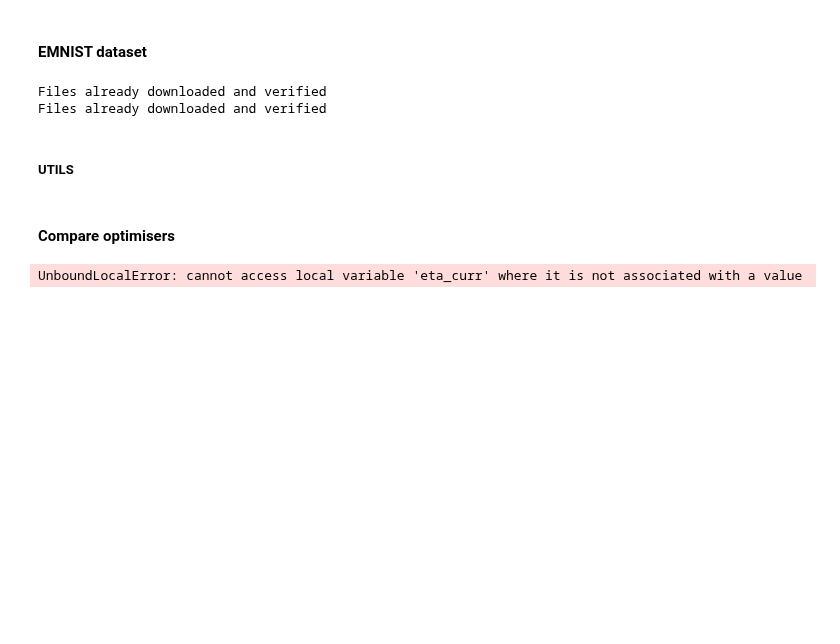
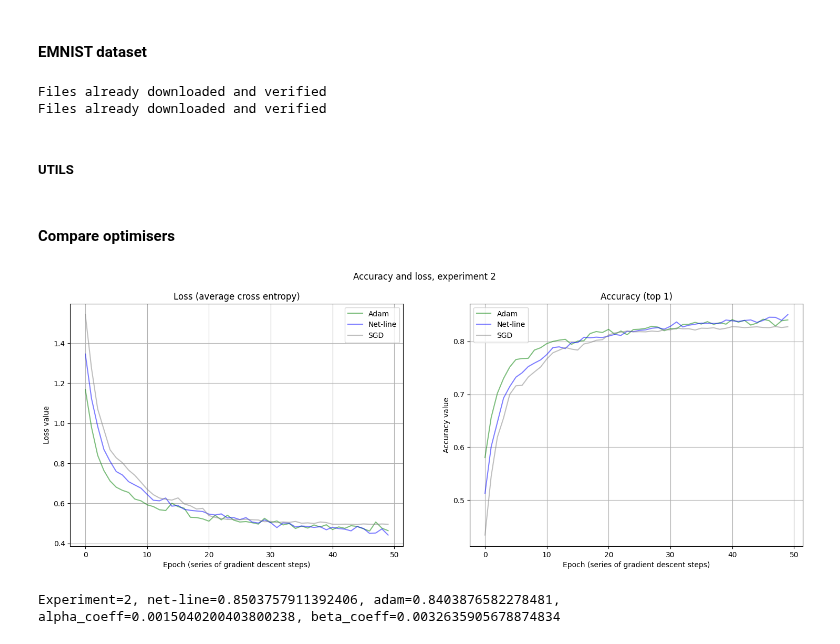
Before and after one commit to vkmbox/adaptive_stepsize, a Jupyter notebook: cifar10_cnn_comparison.ipynb, the cells around one changed output. Drawn from its saved outputs; the diff is of its cells as text; code cells hidden in the pictures; blank space fills up the shorter version.

```diff
--- a/cifar10_cnn_comparison.ipynb
+++ b/cifar10_cnn_comparison.ipynb
@@ -195,7 +195,7 @@ meta = MetaData(batch_size = BATCH_SIZE, output_dim=OUTPUT_DIM, device=DEVICE)
 '''
 experimental_results = np.zeros((EXPERIMENTS, EPOCHS_PER_EXPERIMENT, 3, 4))
 eta_fixed = 0.01
-qq_divider = 5.0
+qq_divider = 1.0
 alpha_mult = 5.0**(1/10)
 
 for experiment in range(EXPERIMENTS):
@@ -209,9 +209,9 @@ for experiment in range(EXPERIMENTS):
     net_linestep = copy.deepcopy(net_adam)
     opt_linestep = NetLineStepProcessor(net_linestep, nn.CrossEntropyLoss(), meta, DEVICE)
     opt_linestep.c1 = 0.
-    opt_linestep.eta0 = 0.00001
-    opt_linestep.alpha = 0.01 #0.25
-    opt_linestep.beta = 0.0025
+    opt_linestep.eta0 = 0.0001
+    opt_linestep.alpha = 0.0078 #0.25
+    opt_linestep.beta = 0.001
     opt_linestep.iter_max = 2
     opt_linestep.training_mode=True
     net_linestep.train(False)
@@ -226,7 +226,7 @@ for experiment in range(EXPERIMENTS):
         loss_data, qq_data = \
             experimental_results[experiment, 0:epoch, 1, 1],  experimental_results[experiment, 0:epoch, 1, 3]
         loss_change = 1.0 if len(loss_data) <= 1 else (loss_data[-2]-loss_data[-1])/loss_data[-1]
-        if loss_change > 0.025:
+        if loss_change > 0.025 and epoch > 20:
             opt_linestep.alpha = opt_linestep.alpha*alpha_mult
         if loss_change < -0.01:
             opt_linestep.alpha = opt_linestep.alpha * math.sqrt(0.5)
@@ -274,36 +274,37 @@ for experiment in range(EXPERIMENTS):
             mt_sgd.update(ns_end-ns_start)
 
         #qq_test
         experimental_results[experiment, epoch, 1, 3] = mt_qq.avg
         #timing
         experimental_results[experiment, epoch, 0, 2] = mt_adam.avg
         experimental_results[experiment, epoch, 1, 2] = mt_netline.avg
         experimental_results[experiment, epoch, 2, 2] = mt_sgd.avg
 
         # testing loop 0-Adam, 1-Net-line 2step, 2-SGD
         acc0, loss0 = test_loop(net_adam)
         experimental_results[experiment, epoch, 0, 0] = acc0
         experimental_results[experiment, epoch, 0, 1] = loss0
 
         acc1, loss1 = test_loop(net_linestep)
         experimental_results[experiment, epoch, 1, 0] = acc1
         experimental_results[experiment, epoch, 1, 1] = loss1
 
         acc2, loss2 = test_loop(net_sgd)
         experimental_results[experiment, epoch, 2, 0] = acc2
         experimental_results[experiment, epoch, 2, 1] = loss2
 
         display.clear_output()
         title="Accuracy and loss, experiment {}".format(experiment)
         experiment_comparison(experimental_results[experiment, 0:epoch+1], None, 0, 100, title=title)
 
         #title="Time per step averaged by epochs, experiment {}".format(experiment)
         #timing_comparison(experimental_results[experiment, 0:epoch+1], 0, 100, title=title)
 
-        print("Experiment={}, net-line={}, adam={}, beta_coeff={}"\
-            .format(experiment, acc1, acc0, opt_linestep.beta))
+        print("Experiment={}, net-line={}, adam={}, alpha_coeff={}, beta_coeff={}"\
+            .format(experiment, acc1, acc0, opt_linestep.alpha, opt_linestep.beta))
 # %% [output]
+[figure, added]
-UnboundLocalError: cannot access local variable 'eta_curr' where it is not associated with a value
+Experiment=2, net-line=0.8503757911392406, adam=0.8403876582278481, alpha_coeff=0.0015040200403800238, beta_coeff=0.0032635905678874834
 # %%
 experimental_mean = np.mean(experimental_results, axis=0)
 experimental_var = np.var(experimental_results, axis=0)
```
Also changed, not shown: parts of 4 cells of this notebook, 2 other files.
